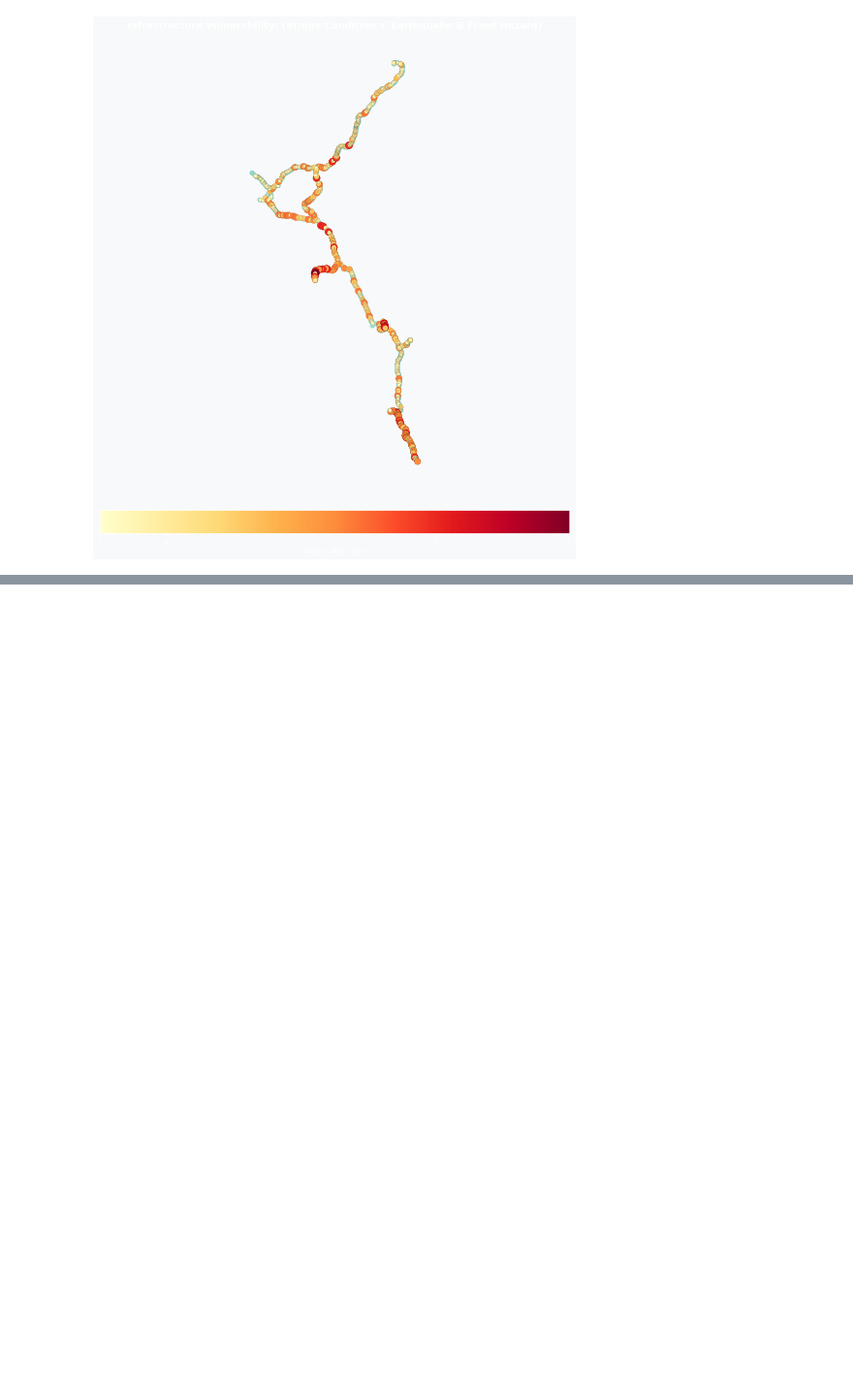
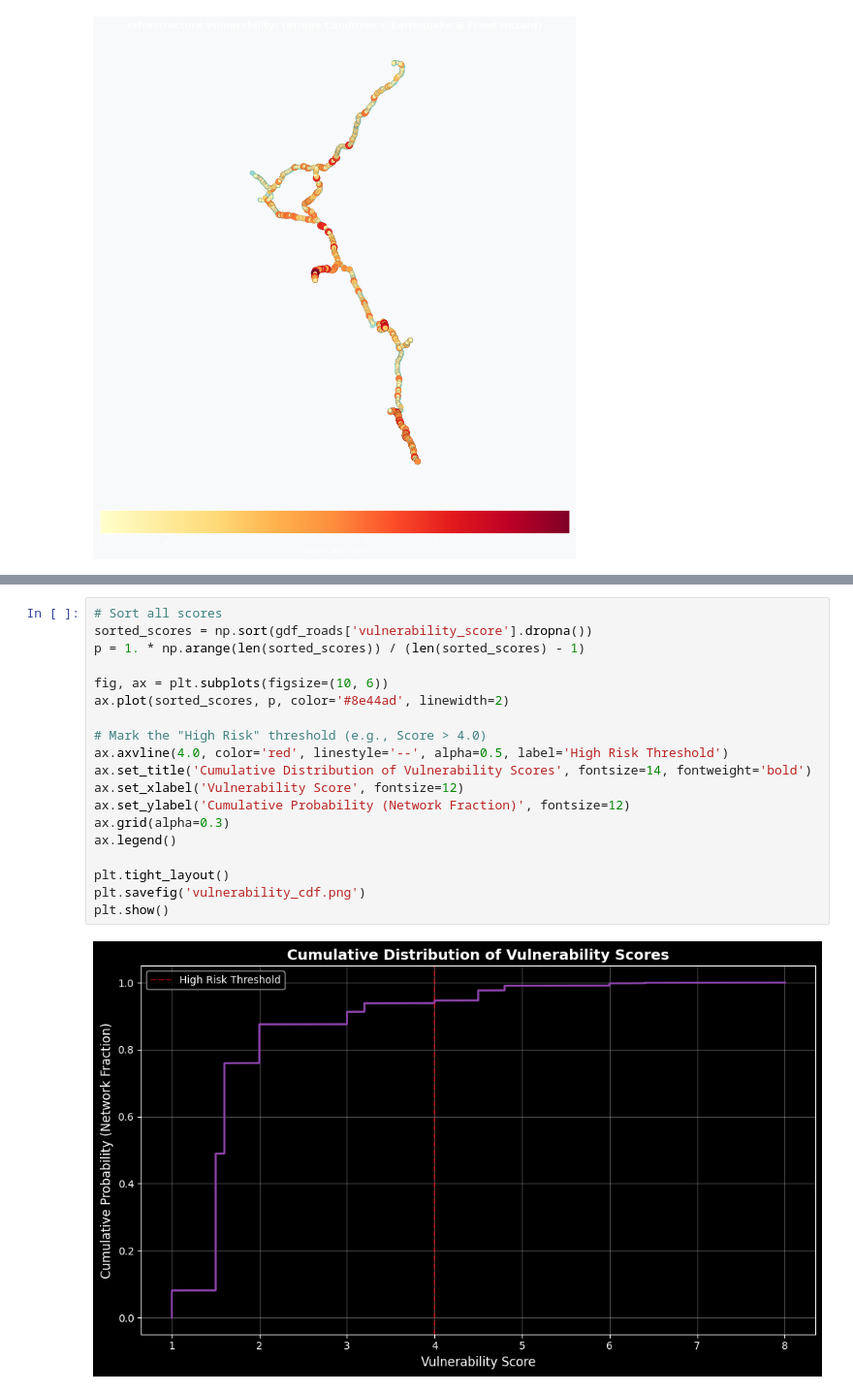
Before and after one commit to MeikeHR/EPA133a-G02-A4, a Jupyter notebook: EPA1352-G02-A4/notebook/Vulnerability scoring.ipynb, the cells around one changed output, grey strips where cells are left out. Shown at 97% size. Cells and saved outputs as stored; diff of their text form; blank space fills up the shorter version.

```diff
--- a/EPA1352-G02-A4/notebook/Vulnerability scoring.ipynb
+++ b/EPA1352-G02-A4/notebook/Vulnerability scoring.ipynb
@@ -217,0 +235,21 @@ top_10_table
+# %%
+# Sort all scores
+sorted_scores = np.sort(gdf_roads['vulnerability_score'].dropna())
+p = 1. * np.arange(len(sorted_scores)) / (len(sorted_scores) - 1)
+
+fig, ax = plt.subplots(figsize=(10, 6))
+ax.plot(sorted_scores, p, color='#8e44ad', linewidth=2)
+
+# Mark the "High Risk" threshold (e.g., Score > 4.0)
+ax.axvline(4.0, color='red', linestyle='--', alpha=0.5, label='High Risk Threshold')
+ax.set_title('Cumulative Distribution of Vulnerability Scores', fontsize=14, fontweight='bold')
+ax.set_xlabel('Vulnerability Score', fontsize=12)
+ax.set_ylabel('Cumulative Probability (Network Fraction)', fontsize=12)
+ax.grid(alpha=0.3)
+ax.legend()
+
+plt.tight_layout()
+plt.savefig('vulnerability_cdf.png')
+plt.show()
+# %% [output]
+[figure, added]
```
Also changed, not shown: parts of 2 cells of this notebook, 4 other files.
